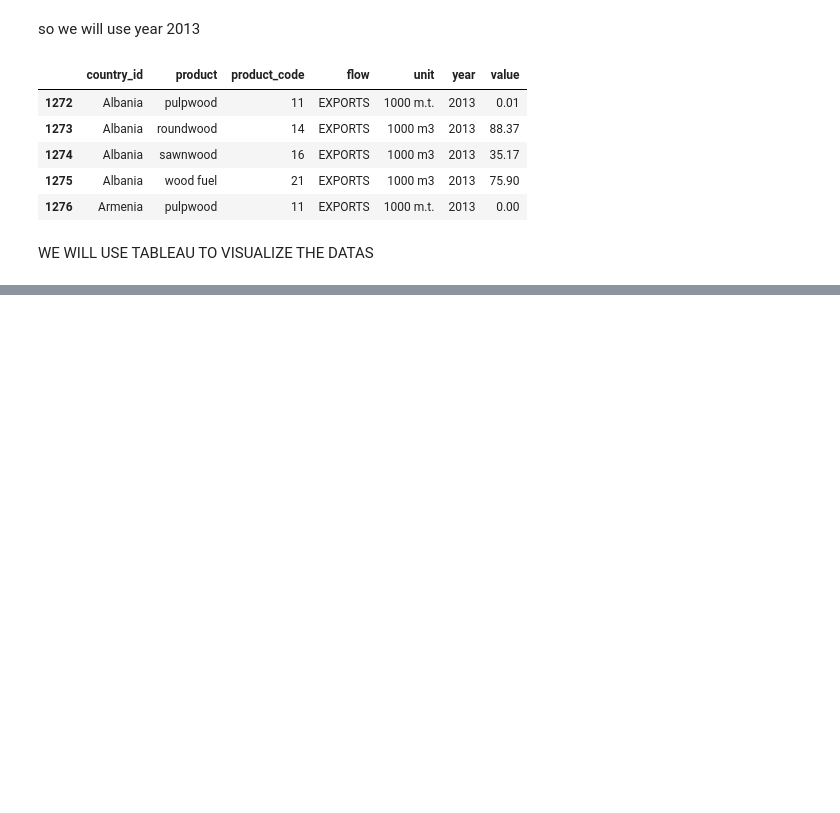
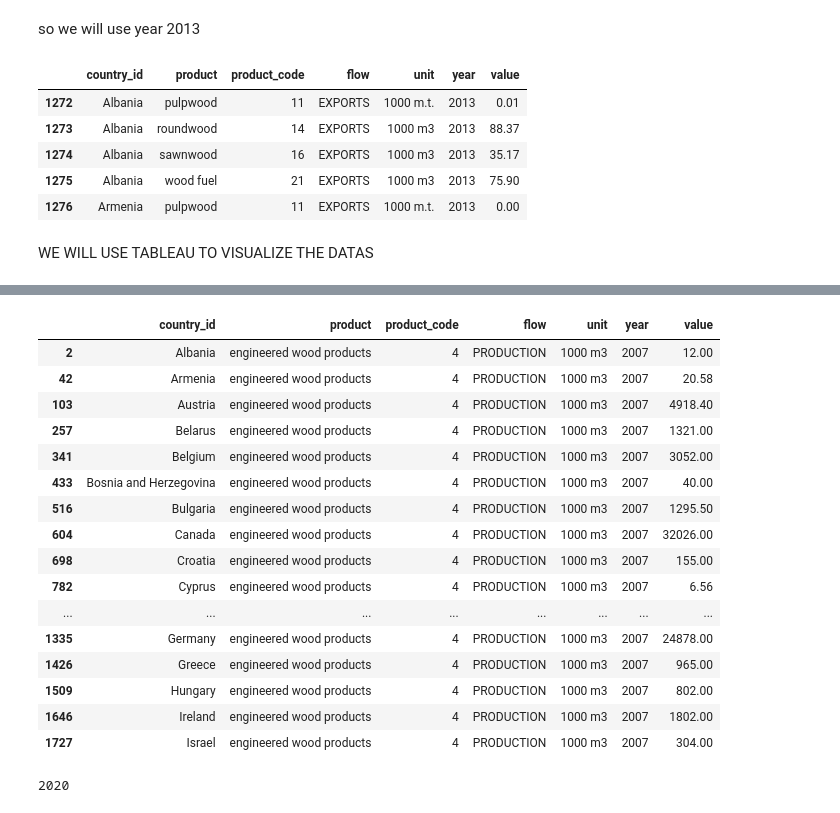
Before and after one commit to dubem12/mid_project, a Jupyter notebook: notebooks/cleaning_note2.ipynb, the cells around one changed output, grey strips where cells are left out. Cells and saved outputs as stored; diff of their text form; code cells hidden in the pictures; blank space fills up the shorter version.

```diff
--- a/notebooks/cleaning_note2.ipynb
+++ b/notebooks/cleaning_note2.ipynb
@@ -46,0 +163,3 @@ WE WILL USE TABLEAU TO VISUALIZE THE DATAS
+# %%
+data4 = data.copy()
+data4.head()
@@ -46,0 +173,22 @@ WE WILL USE TABLEAU TO VISUALIZE THE DATAS
+# %%
+#chose all rows for engineered wood products and production value
+data4 = data4[(data4['product'] == 'engineered wood products') & (data4['flow'] == 'PRODUCTION')]
+data4.head(20)
+# %% [output]
+|  | country_id | product | product_code | flow | unit | year | value |
+| 2 | Albania | engineered wood products | 4 | PRODUCTION | 1000 m3 | 2007 | 12.00 |
+| 42 | Armenia | engineered wood products | 4 | PRODUCTION | 1000 m3 | 2007 | 20.58 |
+| 103 | Austria | engineered wood products | 4 | PRODUCTION | 1000 m3 | 2007 | 4918.40 |
+| 257 | Belarus | engineered wood products | 4 | PRODUCTION | 1000 m3 | 2007 | 1321.00 |
+| 341 | Belgium | engineered wood products | 4 | PRODUCTION | 1000 m3 | 2007 | 3052.00 |
+| 433 | Bosnia and Herzegovina | engineered wood products | 4 | PRODUCTION | 1000 m3 | 2007 | 40.00 |
+| 516 | Bulgaria | engineered wood products | 4 | PRODUCTION | 1000 m3 | 2007 | 1295.50 |
+| 604 | Canada | engineered wood products | 4 | PRODUCTION | 1000 m3 | 2007 | 32026.00 |
+| 698 | Croatia | engineered wood products | 4 | PRODUCTION | 1000 m3 | 2007 | 155.00 |
+| 782 | Cyprus | engineered wood products | 4 | PRODUCTION | 1000 m3 | 2007 | 6.56 |
+| ... | ... | ... | ... | ... | ... | ... | ... |
+| 1335 | Germany | engineered wood products | 4 | PRODUCTION | 1000 m3 | 2007 | 24878.00 |
+| 1426 | Greece | engineered wood products | 4 | PRODUCTION | 1000 m3 | 2007 | 965.00 |
+| 1509 | Hungary | engineered wood products | 4 | PRODUCTION | 1000 m3 | 2007 | 802.00 |
+| 1646 | Ireland | engineered wood products | 4 | PRODUCTION | 1000 m3 | 2007 | 1802.00 |
+| 1727 | Israel | engineered wood products | 4 | PRODUCTION | 1000 m3 | 2007 | 304.00 |
@@ -46,0 +198,7 @@ WE WILL USE TABLEAU TO VISUALIZE THE DATAS
+# %%
+#choose a random year between 2007 and 2021 inclusive
+np.random.seed(60)
+year = np.random.randint(2007, 2021)
+print(year)
+# %% [output]
+2020
```
Also changed, not shown: parts of 23 cells of this notebook, 19 other files.
